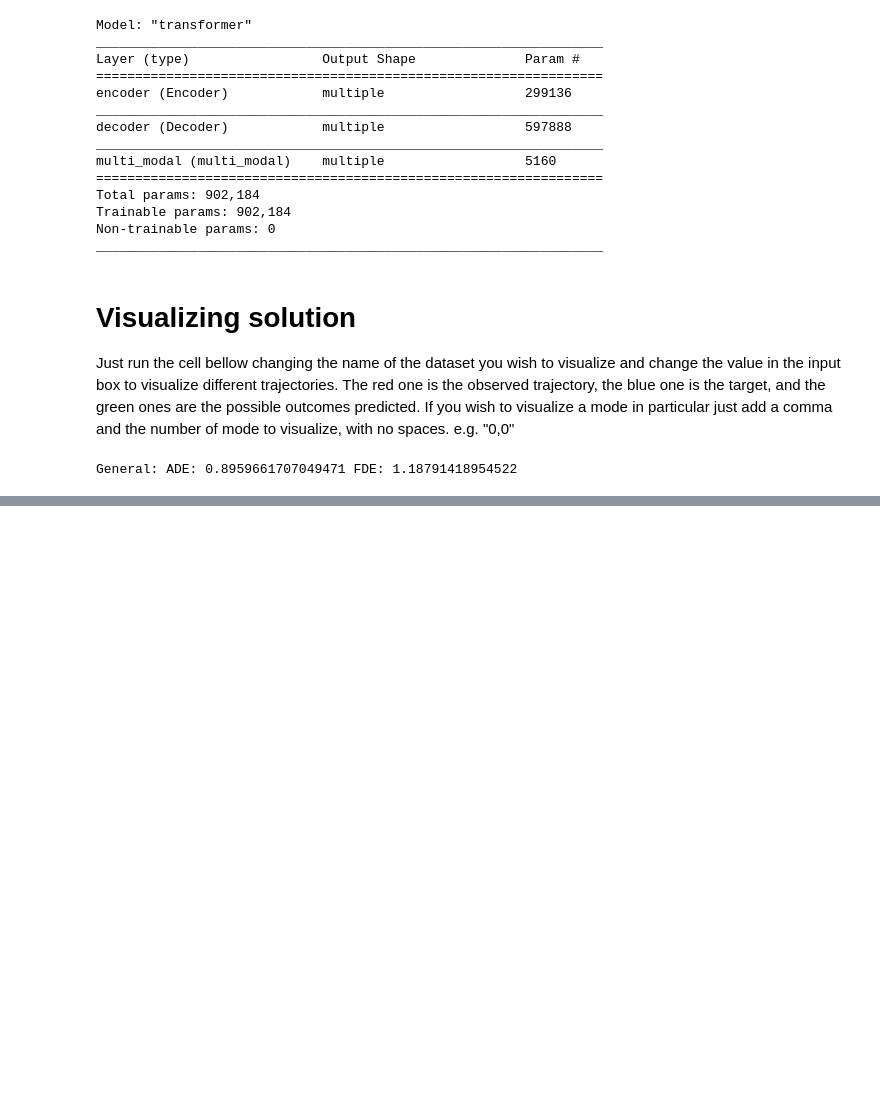
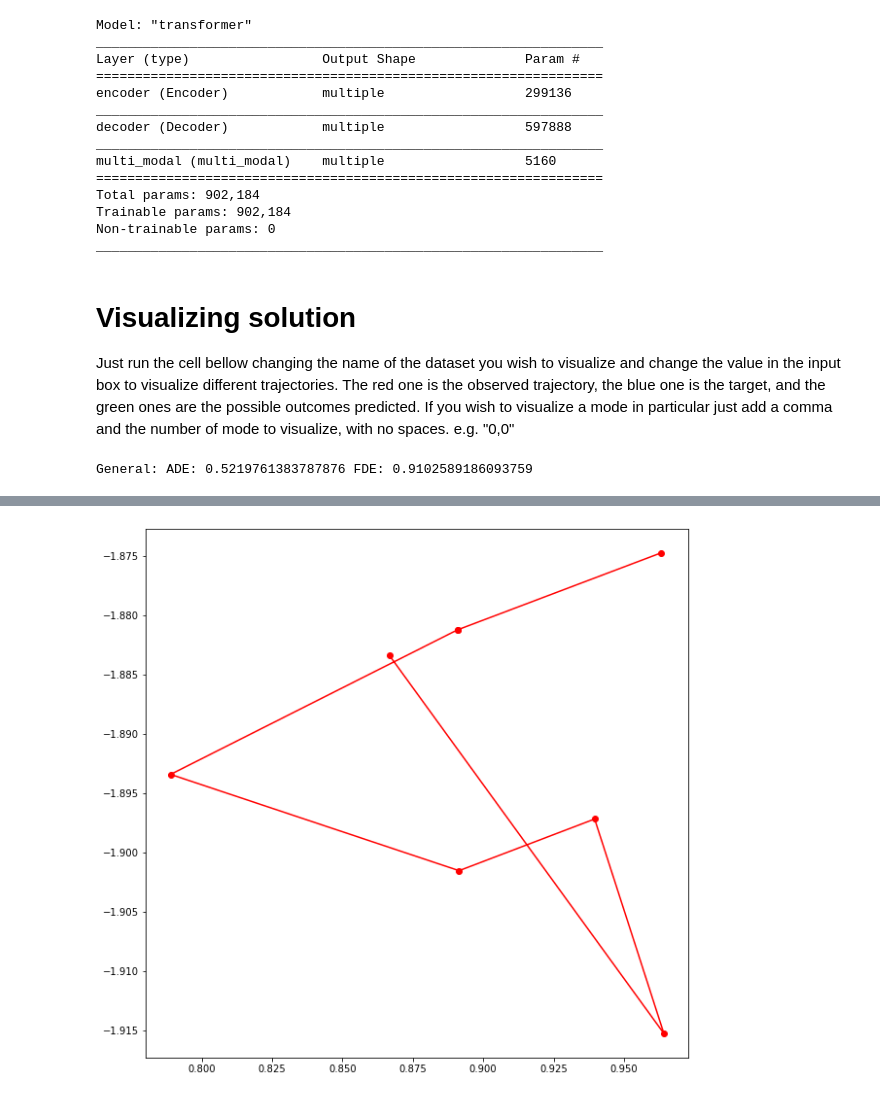
Before and after one commit to cimat-ris/TF-PathPred, a Jupyter notebook: tester.ipynb, the cells around one changed output, grey strips where cells are left out. Saved outputs shown, nothing was run; the diff lists cells and outputs as text; code cells hidden in the pictures; blank space fills up the shorter version.

```diff
--- a/tester.ipynb
+++ b/tester.ipynb
@@ -77,7 +77,7 @@ Just run the cell bellow changing the name of the dataset you wish to visualize
 # %%
 path = "./"
 #choose a dataset
-test_dataset = "ETH-univ"
+test_dataset = "UCY-univ3"
 
 test_path = path + f"testing_data/{test_dataset}/"
 reference_path = path + f"datasets/ETH/seq_eth/reference.png"
@@ -106,36 +106,37 @@ def f(x):
 
         if x >= len(ade):
             print("There aren't that many trajectories")
             return
         #print_sol(inp[x],tar[x],pred[x],None)
         a = traj_to_real_coordinates(inp[x],H)
         b = traj_to_real_coordinates(tar[x],H)
         c = traj_to_real_coordinates(pred[x],H)
-        print_sol(a,b,c,img)
+        print_sol(a,b,c,None)
 
         print(f"trajectory {x}:","ADE:", ade[x],"FDE:", fde[x])
 
     elif len(x) == 2:
         try:
             k = int(x[1])
             x = int(x[0])
         except:
             print("Error: Inputs were not integers")
             return
 
         if x >= len(ade):
             print("There aren't that many trajectories")
             return
         #print_sol(inp[x],tar[x],pred[x][k:(k+1)],img)
-        a = traj_to_real_coordinates(inp[x],H)
-        b = traj_to_real_coordinates(tar[x],H)
-        c = traj_to_real_coordinates(pred[x][k],H)
-        print_sol(a,b,np.array([c]),img)
+        a = inp[x]#traj_to_real_coordinates(inp[x],H)
+        b = tar[x]#traj_to_real_coordinates(tar[x],H)
+        c = pred[x][k]#traj_to_real_coordinates(pred[x][k],H)
+        print_sol(a,b,None,None)#np.array([c]),None)
         print(f"trajectory {x}:","ADE:", ade[x],"FDE:", fde[x])
     else:
         print("the format is not valid")
 
 interact(f, x="0");
 # %% [output]
-General: ADE: 0.8959661707049471 FDE: 1.18791418954522
+General: ADE: 0.5219761383787876 FDE: 0.9102589186093759
 [interactive output not drawn]
+[figure, added]
```
Also changed, not shown: parts of 1 cell of this notebook, 29 other files.
